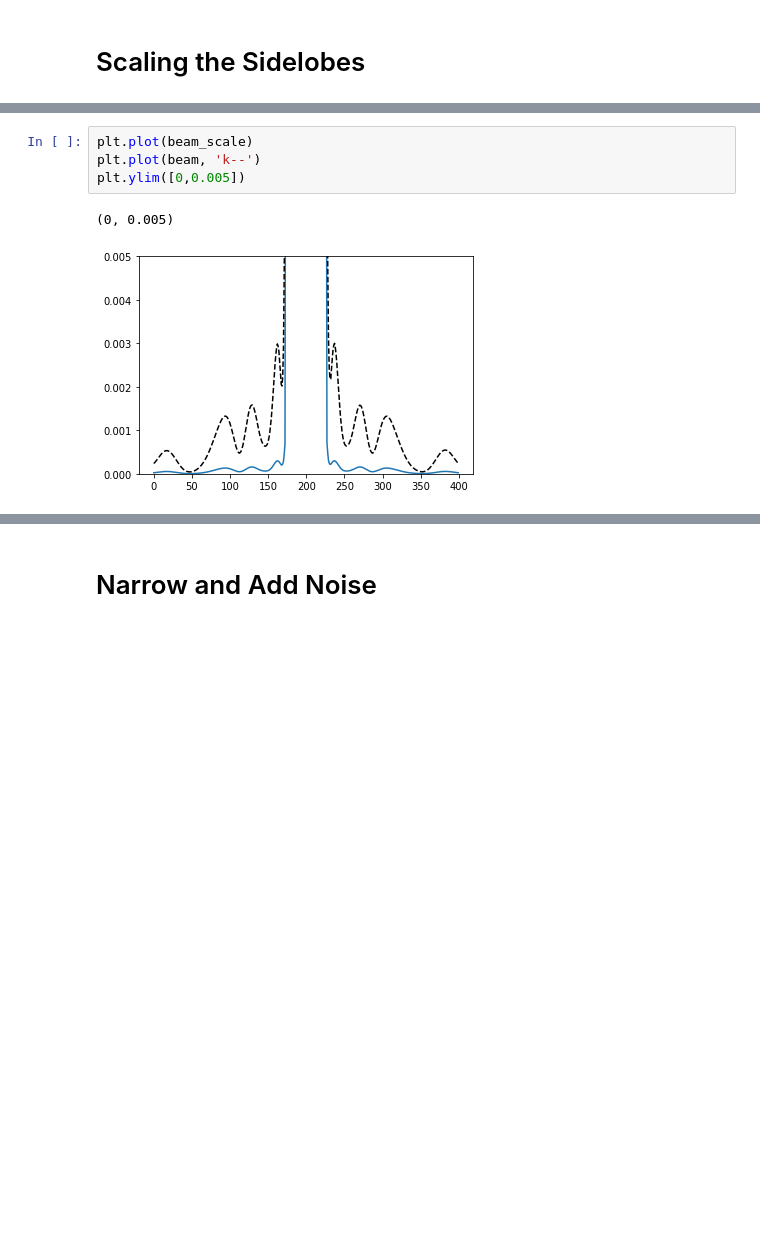
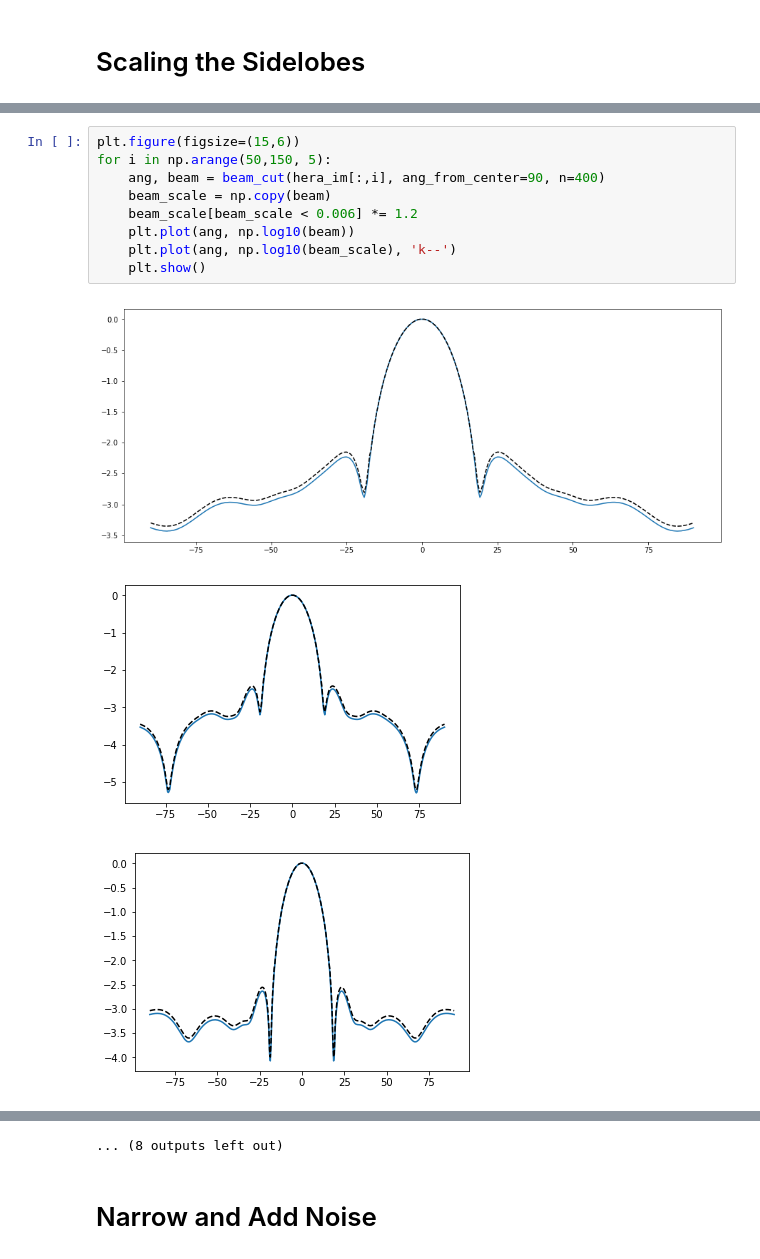
Before and after one commit to tyler-a-cox/HERA_Tsys, a Jupyter notebook: notebooks/Beam_Uncertainty.ipynb, the cells around one changed output, grey strips where cells are left out. Cells and saved outputs as stored; diff of their text form; blank space fills up the shorter version.

```diff
--- a/notebooks/Beam_Uncertainty.ipynb
+++ b/notebooks/Beam_Uncertainty.ipynb
@@ -201,7 +181,13 @@ plt.show()
-# %%
-plt.plot(beam_scale)
-plt.plot(beam, 'k--')
-plt.ylim([0,0.005])
-# %% [output]
-(0, 0.005)
-[figure, removed]
+# %%
+plt.figure(figsize=(15,6))
+for i in np.arange(50,150, 5):
+    ang, beam = beam_cut(hera_im[:,i], ang_from_center=90, n=400)
+    beam_scale = np.copy(beam)
+    beam_scale[beam_scale < 0.006] *= 1.2
+    plt.plot(ang, np.log10(beam))
+    plt.plot(ang, np.log10(beam_scale), 'k--')
+    plt.show()
+# %% [output]
+[figure, added]
+[figure, added]
+[figure, added]
@@ -208,3 +203,4 @@ plt.ylim([0,0.005])
+... (8 outputs left out)
 # %% [markdown]
 # Narrow and Add Noise
 # %%
```
Also changed, not shown: parts of 12 cells of this notebook, 1 other file.
